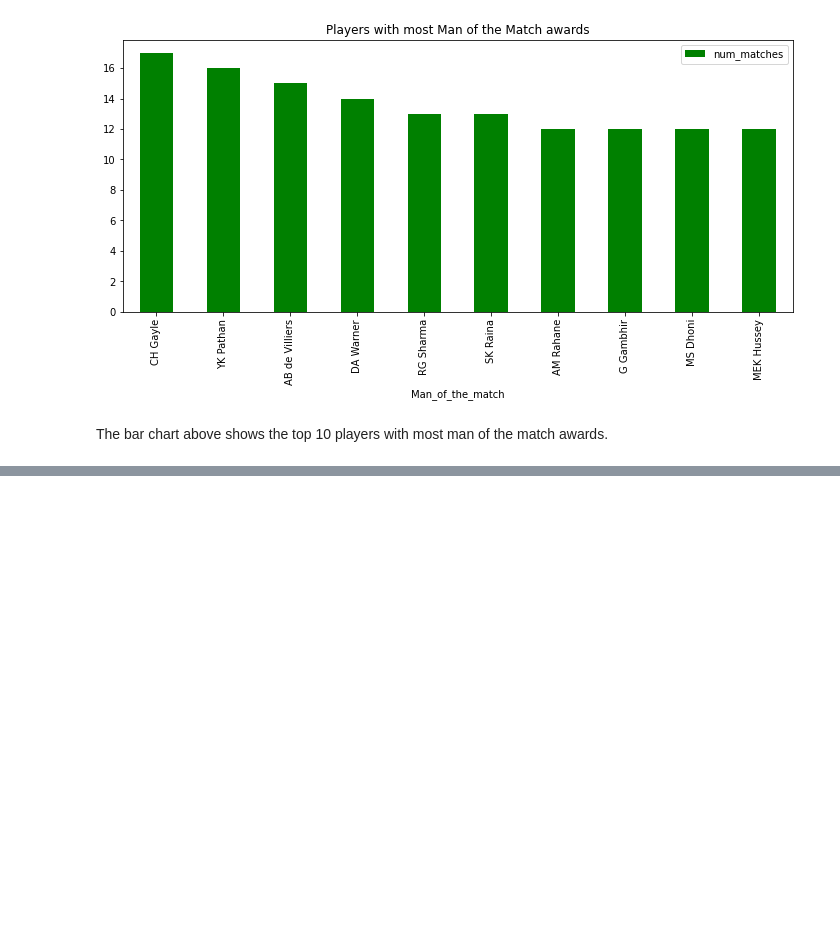
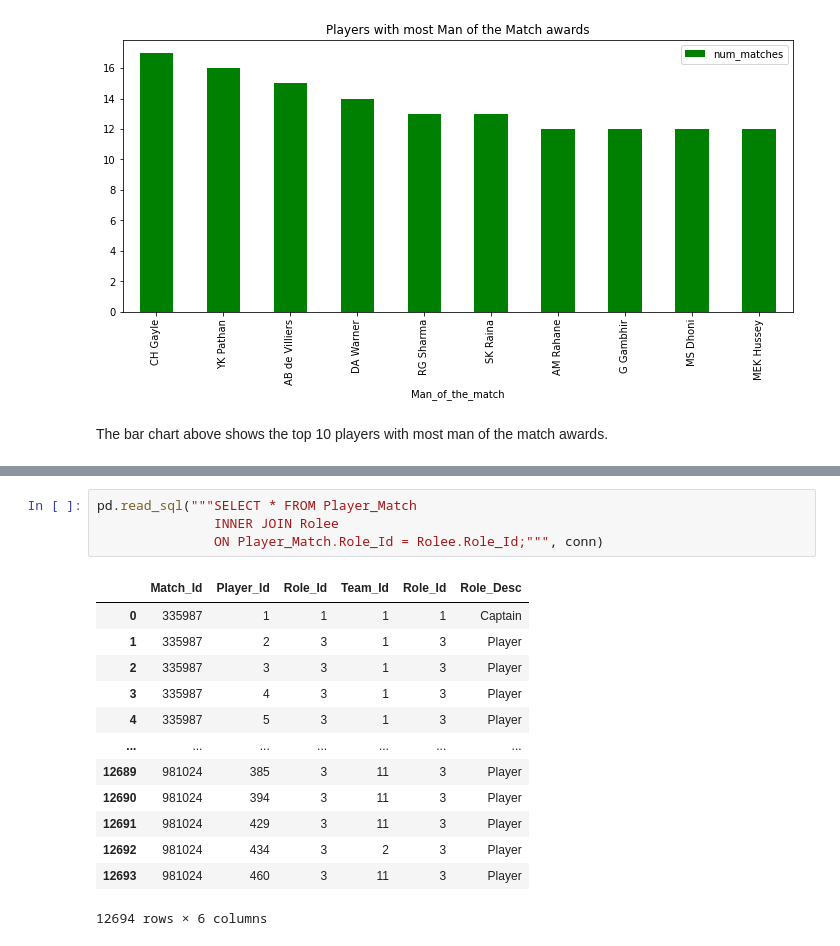
Before and after one commit to crypticrk/IPL-Data-Analysis, a Jupyter notebook: IPL Data Analysis.ipynb, the cells around one changed output, grey strips where cells are left out. Drawn from its saved outputs; the diff is of its cells as text; blank space fills up the shorter version.

```diff
--- a/IPL Data Analysis.ipynb
+++ b/IPL Data Analysis.ipynb
@@ -604,0 +623,18 @@ The bar chart above shows the top 10 players with most man of the match awards.
+# %%
+pd.read_sql("""SELECT * FROM Player_Match
+               INNER JOIN Rolee
+               ON Player_Match.Role_Id = Rolee.Role_Id;""", conn)
+# %% [output]
+|  | Match_Id | Player_Id | Role_Id | Team_Id | Role_Id | Role_Desc |
+| 0 | 335987 | 1 | 1 | 1 | 1 | Captain |
+| 1 | 335987 | 2 | 3 | 1 | 3 | Player |
+| 2 | 335987 | 3 | 3 | 1 | 3 | Player |
+| 3 | 335987 | 4 | 3 | 1 | 3 | Player |
+| 4 | 335987 | 5 | 3 | 1 | 3 | Player |
+| ... | ... | ... | ... | ... | ... | ... |
+| 12689 | 981024 | 385 | 3 | 11 | 3 | Player |
+| 12690 | 981024 | 394 | 3 | 11 | 3 | Player |
+| 12691 | 981024 | 429 | 3 | 11 | 3 | Player |
+| 12692 | 981024 | 434 | 3 | 2 | 3 | Player |
+| 12693 | 981024 | 460 | 3 | 11 | 3 | Player |
+12694 rows × 6 columns
```
Also changed, not shown: parts of 7 cells of this notebook.
